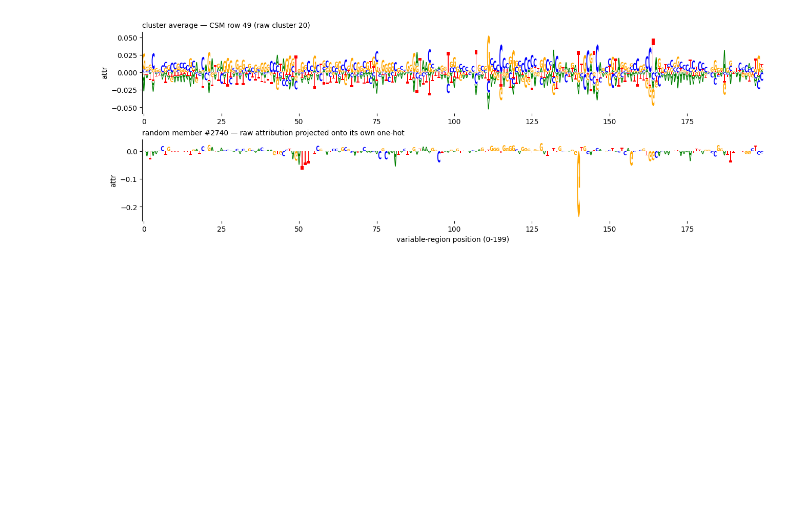
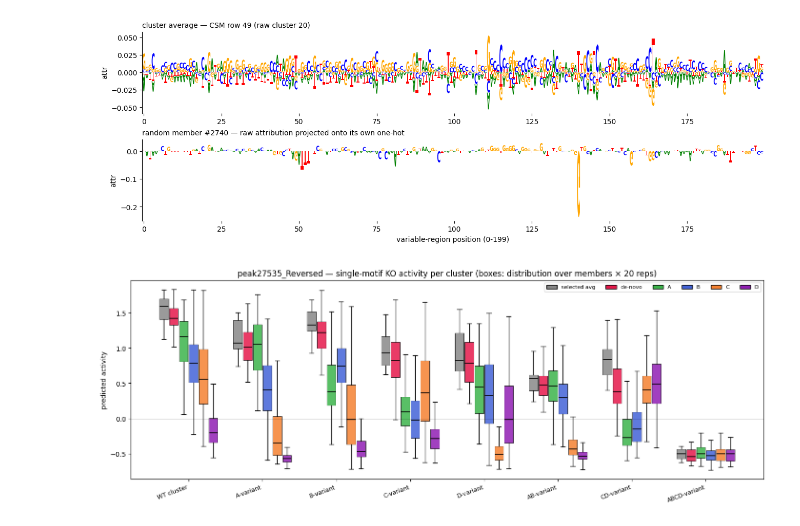
Before and after one commit to pabmantilla/SEAM_validate, a Jupyter notebook: cluster_assess/scripts/lof_capture/peak27535_Reversed_csm_entropy.ipynb, the cells around one changed output. Saved outputs shown, nothing was run; the diff lists cells and outputs as text; code cells hidden in the pictures; blank space fills up the shorter version.

Commit message:
motif KO shows mech diff

```diff
--- a/cluster_assess/scripts/lof_capture/peak27535_Reversed_csm_entropy.ipynb
+++ b/cluster_assess/scripts/lof_capture/peak27535_Reversed_csm_entropy.ipynb
@@ -540,3 +540,51 @@ CSM row 49 (sorted by median activity, high→low)  ->  raw cluster 20
   functional diff (Δpred) = -2.2836   (cluster mean -0.5184 vs WT 1.7651)
   random member index   = 2740  (pred -0.5817)
 [figure]
+# %%
+# Single-motif KO activity per cluster (from agft_inference/motif_ko_peak27.npz), as grouped boxplots.
+# x tick = cluster (notebook selection order, variant labels); 6 boxes per cluster:
+#   "selected avg" = the cluster's 10 selected seqs' original (un-KO'd) activity,
+#   then de-novo / A / B / C / D KO = distribution over members x 20 shuffle reps (200 values).
+# box = median + IQR, whiskers = spread. y = predicted activity.
+import numpy as np, matplotlib.pyplot as plt
+from matplotlib.patches import Patch
+from pathlib import Path
+
+KO = np.load(Path("/grid/koo/home/pmantill/projects/SEAM_validate/cluster_assess/scripts/"
+                  "lof_capture/agft_inference/motif_ko_peak27.npz"), allow_pickle=True)
+clusters  = KO["clusters"]; orig_pred = KO["orig_pred"]; ko_pred = KO["ko_pred"]   # (80,), (80,), (80,5,20)
+mot_labels = [str(m) for m in KO["motif_labels"]]              # de-novo, A, B, C, D
+clus_s = np.array([str(c) for c in clusters])
+
+order   = ["row01", "row07", "row04", "row11", "row09", "row20", "row16", "row49"]
+xlabels = ["WT cluster", "A-variant", "B-variant", "C-variant",
+           "D-variant", "AB-variant", "CD-variant", "ABCD-variant"]
+cats = ["selected avg"] + mot_labels
+cols = ["#888888", "#e6194B", "#3cb44b", "#4363d8", "#f58231", "#911eb4"]
+x = np.arange(len(order)); w = 0.8 / len(cats)
+
+data, positions, box_cols = [], [], []
+for i, c in enumerate(order):
+    m = clus_s == c
+    for k in range(len(cats)):
+        vals = orig_pred[m] if k == 0 else ko_pred[m, k - 1, :].ravel()
+        data.append(vals)
+        positions.append(x[i] + (k - (len(cats) - 1) / 2) * w)
+        box_cols.append(cols[k])
+
+fig, ax = plt.subplots(figsize=(14, 5), constrained_layout=True)
+bp = ax.boxplot(data, positions=positions, widths=w * 0.9, patch_artist=True,
+                showfliers=False, manage_ticks=False,
+                medianprops=dict(color="black", lw=1.2))
+for patch, c in zip(bp["boxes"], box_cols):
+    patch.set_facecolor(c); patch.set_alpha(0.85); patch.set_edgecolor("black"); patch.set_linewidth(0.6)
+ax.axhline(0, color="k", lw=0.6)
+ax.set_xticks(x); ax.set_xticklabels(xlabels, rotation=20, ha="right", fontsize=9)
+ax.set_ylabel("predicted activity")
+ax.set_title("peak27535_Reversed — single-motif KO activity per cluster "
+             "(boxes: distribution over members × 20 reps)")
+ax.legend(handles=[Patch(facecolor=cols[k], edgecolor="black", label=cats[k]) for k in range(len(cats))],
+          ncol=6, fontsize=8, loc="best")
+plt.show()
+# %% [output]
+[figure, added]
```
Also changed, not shown: parts of 1 cell of this notebook.
